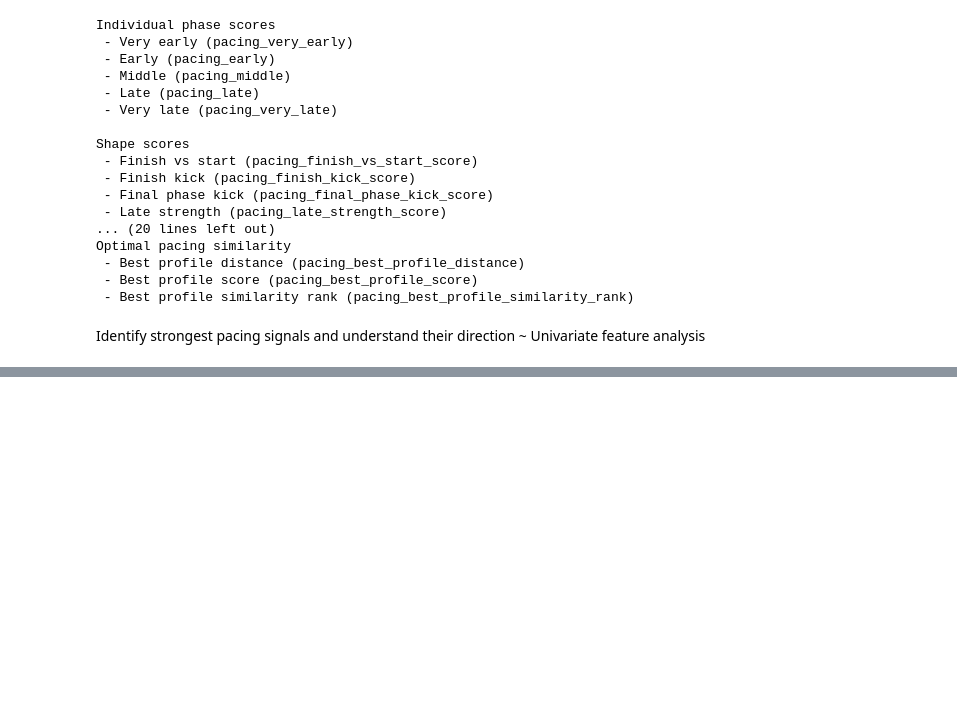
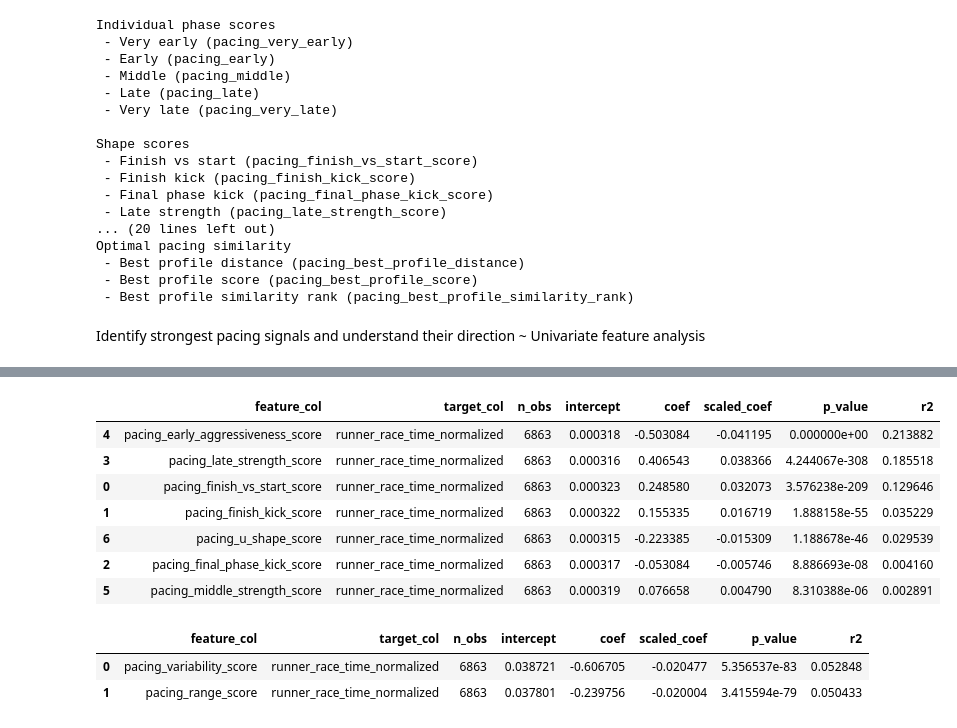
Before and after one commit to 1312Bravo/Path-To-UTMB, a Jupyter notebook: pacing_strategy/pacing_strategy_analysis.ipynb, the cells around one changed output, grey strips where cells are left out. Drawn from its saved outputs; the diff is of its cells as text; code cells hidden in the pictures; blank space fills up the shorter version.

```diff
--- a/pacing_strategy/pacing_strategy_analysis.ipynb
+++ b/pacing_strategy/pacing_strategy_analysis.ipynb
@@ -2260,6 +2276,8 @@ pacing_analysis_target_col = "runner_race_time_normalized"
 pacing_analysis_target_col_name = "Normalized race time"
 # %%
 # Individual phase scores ~ "Turn on" printouts & plots
+
+individual_phase_scores_univariate_summary_df = pd.DataFrame()
 for feature_name, feature_col in pacing_feature_groups["Individual phase scores"]:
 
     summary_df = univariate_numeric_linear_analysis(
@@ -2273,4 +2291,13 @@ for feature_name, feature_col in pacing_feature_groups["Individual phase scores"
         n_bins = 20,
     )
 
-    univariate_summary_features_df = pd.concat([univariate_summary_features_df, summary_df])
+    individual_phase_scores_univariate_summary_df = pd.concat([individual_phase_scores_univariate_summary_df, summary_df], ignore_index=True)
+
+display(
+    individual_phase_scores_univariate_summary_df
+    .sort_values(
+        ["r2", "scaled_coef"],
+        ascending = False,
+        key=abs
+    )
+)
@@ -2277,21 +2311,41 @@ for feature_name, feature_col in pacing_feature_groups["Individual phase scores"
 # %%
 # Shape scores ~ "Turn on" printouts & plots
+shape_scores_univariate_summary_df = pd.DataFrame()
 for feature_name, feature_col in pacing_feature_groups["Shape scores"]:
 
     summary_df = univariate_numeric_linear_analysis(
         feature_col = feature_col,
         target_col = pacing_analysis_target_col,
         df = runner_pacing_analysis_df,
         feature_col_name = feature_name,
         target_col_name = pacing_analysis_target_col_name,
         print_summary = False,
         plot = False,
         n_bins = 20,
     )
 
-    univariate_summary_features_df = pd.concat([univariate_summary_features_df, summary_df])
+    shape_scores_univariate_summary_df = pd.concat([shape_scores_univariate_summary_df, summary_df], ignore_index=True)
+
+display(
+    shape_scores_univariate_summary_df
+    .sort_values(
+        ["r2", "scaled_coef"],
+        ascending = False,
+        key=abs
+    )
+)
+# %% [output]
+|  | feature_col | target_col | n_obs | intercept | coef | scaled_coef | p_value | r2 |
+| 4 | pacing_early_aggressiveness_score | runner_race_time_normalized | 6863 | 0.000318 | -0.503084 | -0.041195 | 0.000000e+00 | 0.213882 |
+| 3 | pacing_late_strength_score | runner_race_time_normalized | 6863 | 0.000316 | 0.406543 | 0.038366 | 4.244067e-308 | 0.185518 |
+| 0 | pacing_finish_vs_start_score | runner_race_time_normalized | 6863 | 0.000323 | 0.248580 | 0.032073 | 3.576238e-209 | 0.129646 |
+| 1 | pacing_finish_kick_score | runner_race_time_normalized | 6863 | 0.000322 | 0.155335 | 0.016719 | 1.888158e-55 | 0.035229 |
+| 6 | pacing_u_shape_score | runner_race_time_normalized | 6863 | 0.000315 | -0.223385 | -0.015309 | 1.188678e-46 | 0.029539 |
+| 2 | pacing_final_phase_kick_score | runner_race_time_normalized | 6863 | 0.000317 | -0.053084 | -0.005746 | 8.886693e-08 | 0.004160 |
+| 5 | pacing_middle_strength_score | runner_race_time_normalized | 6863 | 0.000319 | 0.076658 | 0.004790 | 8.310388e-06 | 0.002891 |
 # %%
 # Stability scores ~ "Turn on" printouts & plots
+stability_scores_univariate_summary_df = pd.DataFrame()
 for feature_name, feature_col in pacing_feature_groups["Stability scores"]:
 
     summary_df = univariate_numeric_linear_analysis(
@@ -2305,6 +2359,19 @@ for feature_name, feature_col in pacing_feature_groups["Stability scores"]:
         n_bins = 20,
     )
 
-    univariate_summary_features_df = pd.concat([univariate_summary_features_df, summary_df])
+    stability_scores_univariate_summary_df = pd.concat([stability_scores_univariate_summary_df, summary_df], ignore_index=True)
+
+display(
+    stability_scores_univariate_summary_df
+    .sort_values(
+        ["r2", "scaled_coef"],
+        ascending = False,
+        key=abs
+    )
+)
+# %% [output]
+|  | feature_col | target_col | n_obs | intercept | coef | scaled_coef | p_value | r2 |
+| 0 | pacing_variability_score | runner_race_time_normalized | 6863 | 0.038721 | -0.606705 | -0.020477 | 5.356537e-83 | 0.052848 |
+| 1 | pacing_range_score | runner_race_time_normalized | 6863 | 0.037801 | -0.239756 | -0.020004 | 3.415594e-79 | 0.050433 |
 # %%
 # Neighbor changes ~ "Turn on" printouts & plots
```
Also changed, not shown: parts of 20 cells of this notebook.
